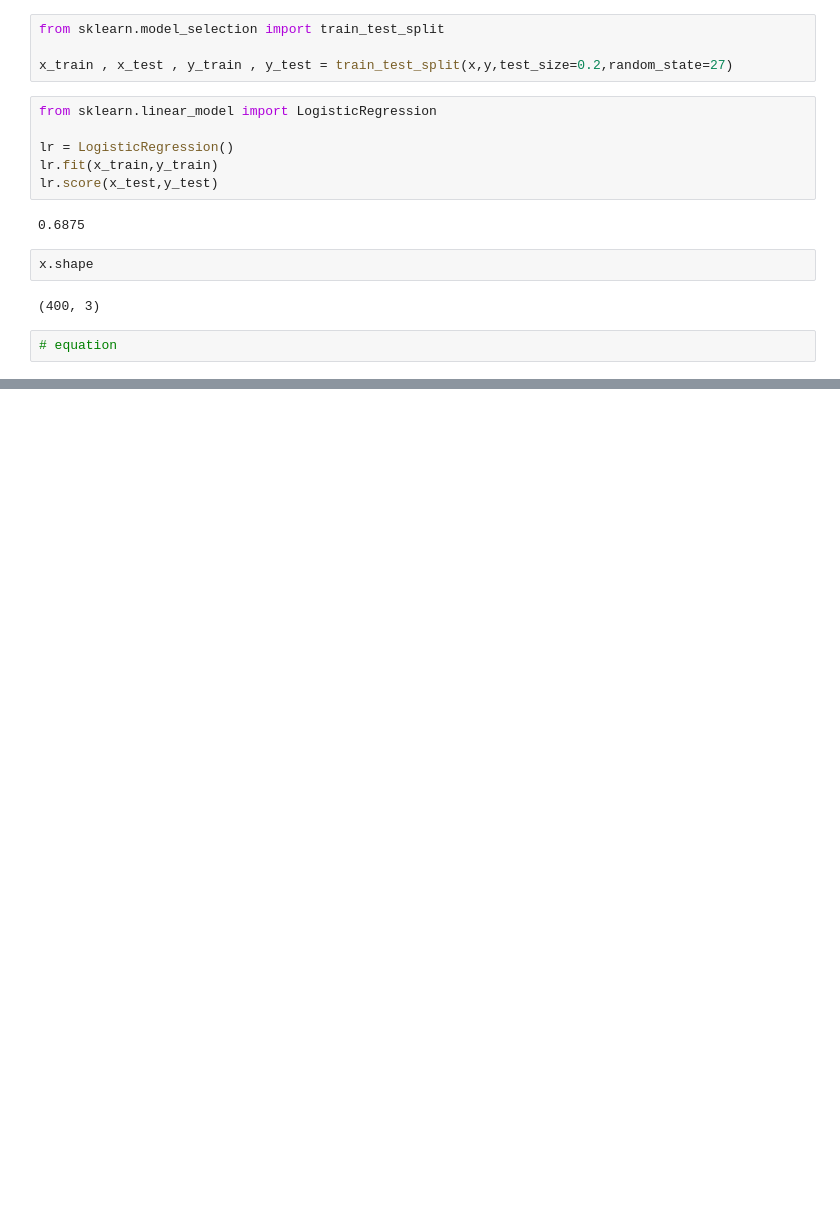
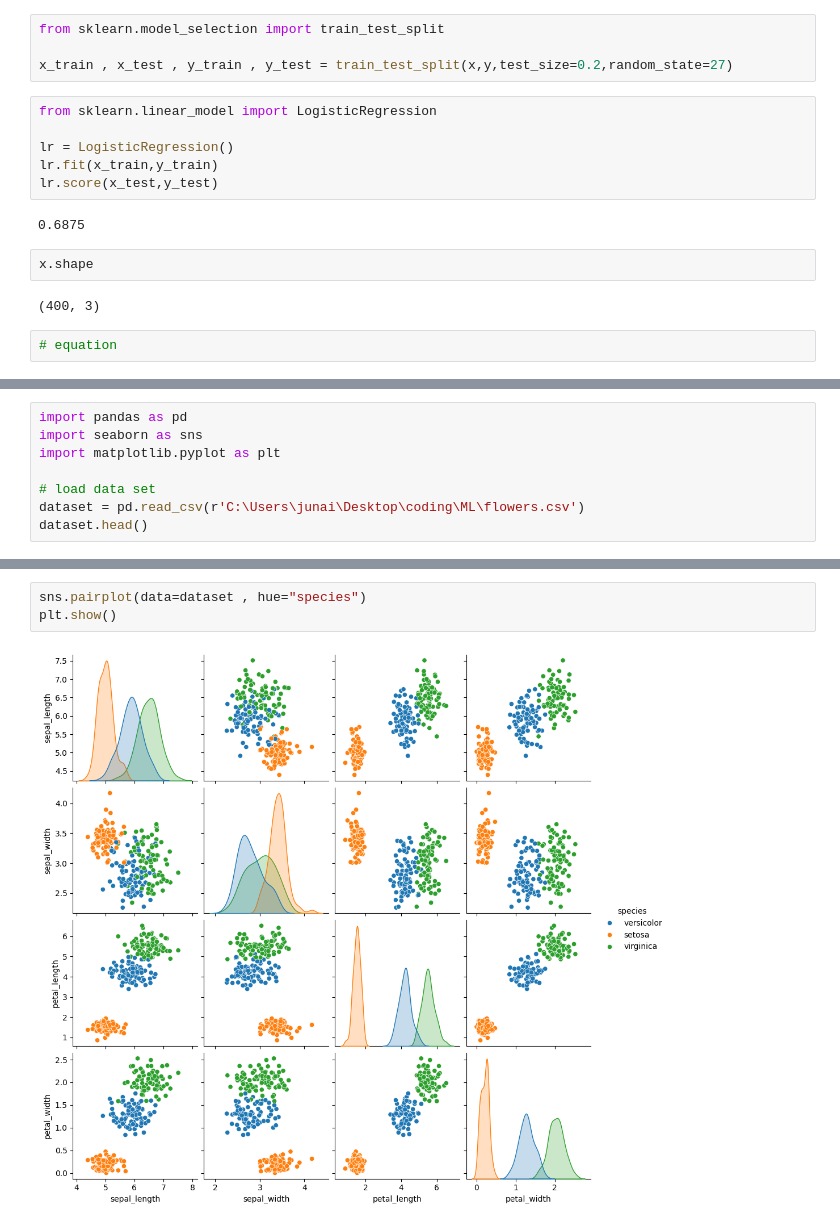
Before and after one commit to Ken-Kanike/ML, a Jupyter notebook: WsCubeTech/m7.ipynb, the cells around one changed output, grey strips where cells are left out. Cells and saved outputs as stored; diff of their text form; blank space fills up the shorter version.

```diff
--- a/WsCubeTech/m7.ipynb
+++ b/WsCubeTech/m7.ipynb
@@ -399,0 +449,8 @@ x.shape
+# %%
+import pandas as pd
+import seaborn as sns
+import matplotlib.pyplot as plt
+
+# load data set
+dataset = pd.read_csv(r'C:\Users\junai\Desktop\coding\ML\flowers.csv')
+dataset.head()
@@ -399,0 +480,5 @@ x.shape
+# %%
+sns.pairplot(data=dataset , hue="species")
+plt.show()
+# %% [output]
+[figure, added]
```
Also changed, not shown: parts of 18 cells of this notebook, 4 other files.
